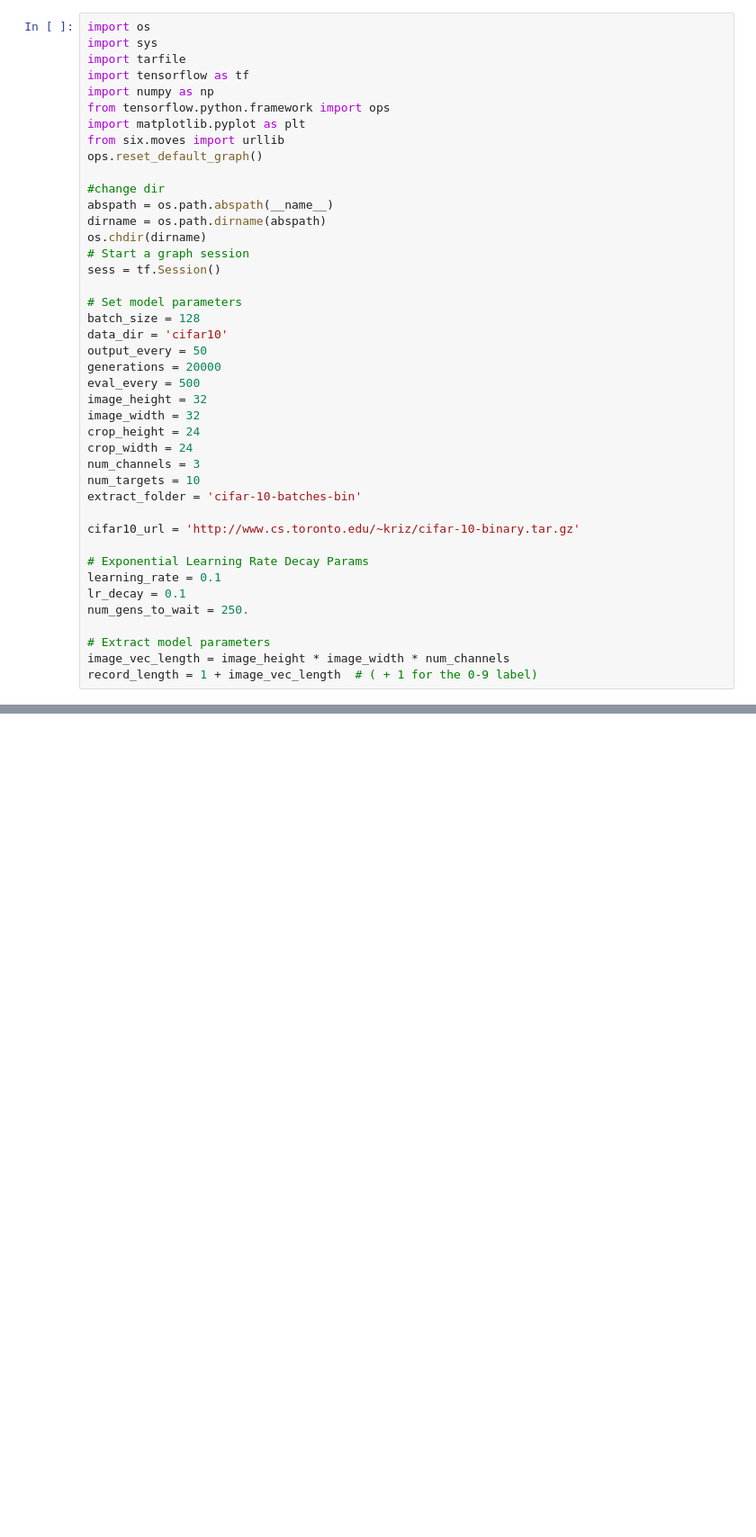
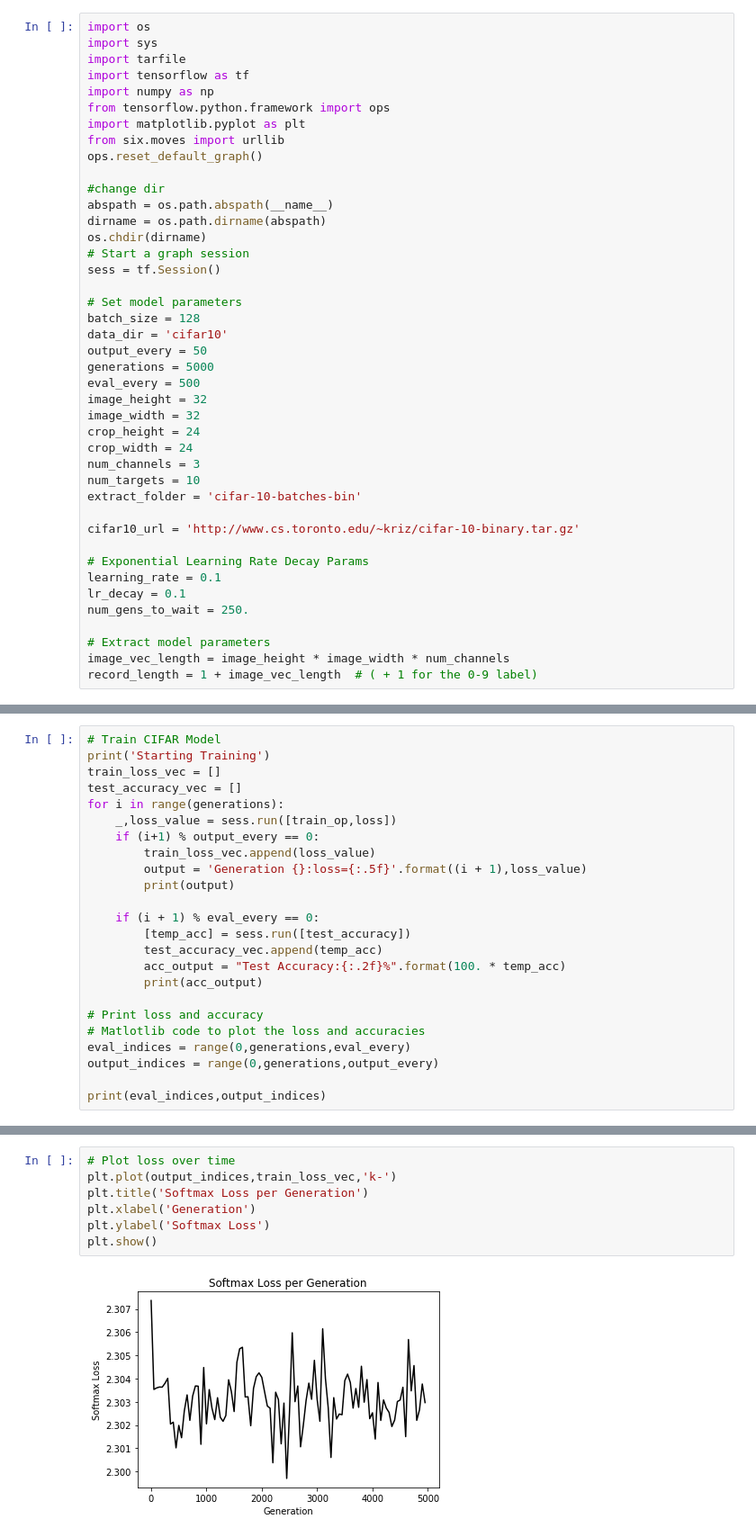
Before and after one commit to QDPeng/MachineLearning, a Jupyter notebook: 08-convolution_neural_network/02-learning_cifar10.ipynb, the cells around one changed output, grey strips where cells are left out. Shown: that part at 90% size. Cells and saved outputs as stored; diff of their text form; blank space fills up the shorter version.

Commit message:
cifar10

```diff
--- a/08-convolution_neural_network/02-learning_cifar10.ipynb
+++ b/08-convolution_neural_network/02-learning_cifar10.ipynb
@@ -27,7 +27,7 @@ sess = tf.Session()
 batch_size = 128
 data_dir = 'cifar10'
 output_every = 50
-generations = 20000
+generations = 5000
 eval_every = 500
 image_height = 32
 image_width = 32
@@ -75,0 +258,24 @@ def read_cifar_files(filename_queue,distort_image=True):
+# %%
+# Train CIFAR Model
+print('Starting Training')
+train_loss_vec = []
+test_accuracy_vec = []
+for i in range(generations):
+    _,loss_value = sess.run([train_op,loss])
+    if (i+1) % output_every == 0:
+        train_loss_vec.append(loss_value)
+        output = 'Generation {}:loss={:.5f}'.format((i + 1),loss_value)
+        print(output)
+
+    if (i + 1) % eval_every == 0:
+        [temp_acc] = sess.run([test_accuracy])
+        test_accuracy_vec.append(temp_acc)
+        acc_output = "Test Accuracy:{:.2f}%".format(100. * temp_acc)
+        print(acc_output)
+
+# Print loss and accuracy
+# Matlotlib code to plot the loss and accuracies
+eval_indices = range(0,generations,eval_every)
+output_indices = range(0,generations,output_every)
+
+print(eval_indices,output_indices)
@@ -75,0 +300,9 @@ def read_cifar_files(filename_queue,distort_image=True):
+# %%
+# Plot loss over time
+plt.plot(output_indices,train_loss_vec,'k-')
+plt.title('Softmax Loss per Generation')
+plt.xlabel('Generation')
+plt.ylabel('Softmax Loss')
+plt.show()
+# %% [output]
+[figure, added]
```
Also changed, not shown: parts of 5 cells of this notebook.
